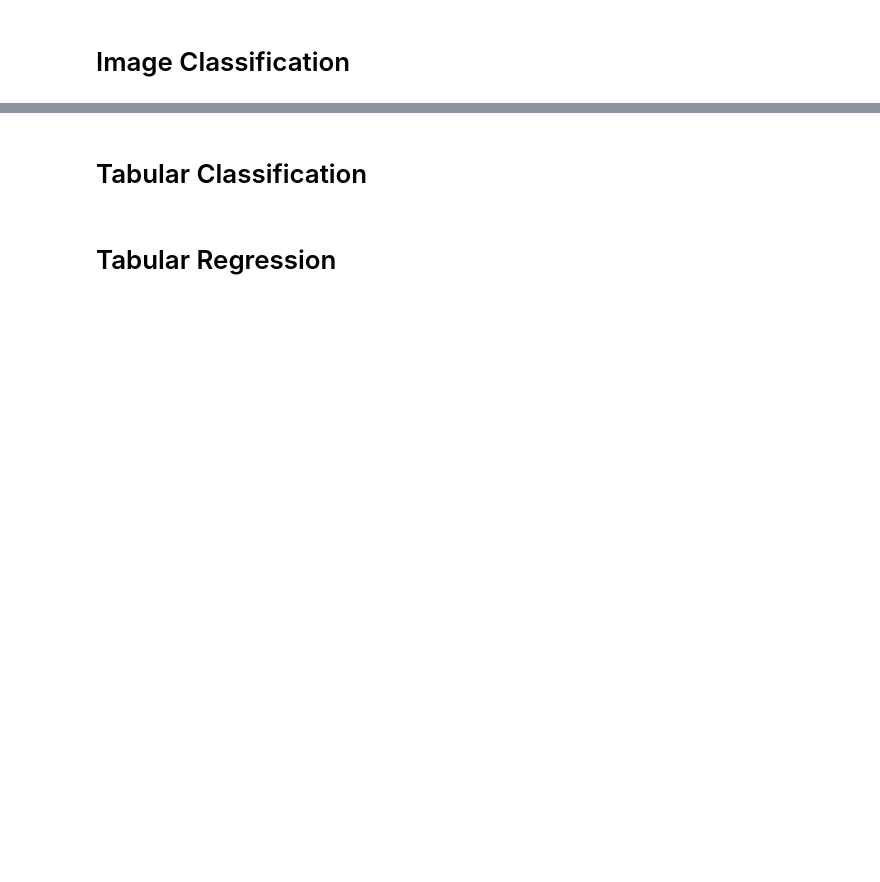
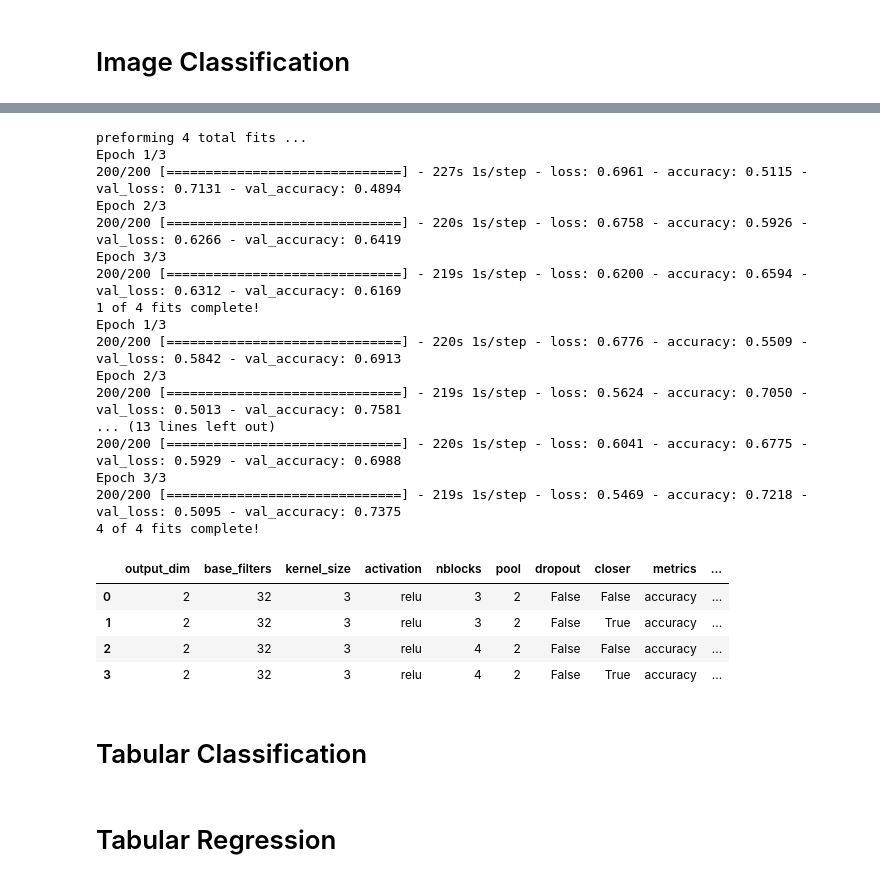
Before and after one commit to spe301/AI-generated-AI, a Jupyter notebook: AI_generated_AI.ipynb, the cells around one changed output, grey strips where cells are left out. Cells and saved outputs as stored; diff of their text form; code cells hidden in the pictures; blank space fills up the shorter version.

```diff
--- a/AI_generated_AI.ipynb
+++ b/AI_generated_AI.ipynb
@@ -86,0 +123,11 @@ TypeError: ignored
+# %%
+train_dir = r'dataset/training_set'
+test_dir = r'dataset/test_set'
+train_dogs = r'dataset/training_set/dogs'
+train_cats = r'dataset/training_set/cats'
+test_dogs = r'dataset/test_set/dogs'
+test_cats = r'dataset/test_set/cats'
+directories = [train_dir, test_dir, train_dogs, train_cats, test_dogs, test_cats]
+classes = ['cats', 'dogs']
+
+tri1, tei1, tray1, tey1 = dl.ModelReadyPixles(directories, classes)
@@ -87,3 +143,32 @@ TypeError: ignored
+# %%
+cnn_grid = {'output_dim': [tray1.shape[1]], 'base_filters':[32], 'kernel_size': [3], 'activation': ['relu'],
+            'nblocks': [3, 4], 'pool':[2], 'dropout': [False], 'closer': [False, True], 'optimizer': ['adam'],
+            'metrics': ['accuracy']}
+
+dl.CollectPerformance(cnn_grid, dl.CNN, tri1, tray1, epochs=3)
+# %% [output]
+preforming 4 total fits ...
+Epoch 1/3
+200/200 [==============================] - 227s 1s/step - loss: 0.6961 - accuracy: 0.5115 - val_loss: 0.7131 - val_accuracy: 0.4894
+Epoch 2/3
+200/200 [==============================] - 220s 1s/step - loss: 0.6758 - accuracy: 0.5926 - val_loss: 0.6266 - val_accuracy: 0.6419
+Epoch 3/3
+200/200 [==============================] - 219s 1s/step - loss: 0.6200 - accuracy: 0.6594 - val_loss: 0.6312 - val_accuracy: 0.6169
+1 of 4 fits complete!
+Epoch 1/3
+200/200 [==============================] - 220s 1s/step - loss: 0.6776 - accuracy: 0.5509 - val_loss: 0.5842 - val_accuracy: 0.6913
+Epoch 2/3
+200/200 [==============================] - 219s 1s/step - loss: 0.5624 - accuracy: 0.7050 - val_loss: 0.5013 - val_accuracy: 0.7581
+... (13 lines left out)
+200/200 [==============================] - 220s 1s/step - loss: 0.6041 - accuracy: 0.6775 - val_loss: 0.5929 - val_accuracy: 0.6988
+Epoch 3/3
+200/200 [==============================] - 219s 1s/step - loss: 0.5469 - accuracy: 0.7218 - val_loss: 0.5095 - val_accuracy: 0.7375
+4 of 4 fits complete!
+|  | output_dim | base_filters | kernel_size | activation | nblocks | pool | dropout | closer | metrics | ... |
+| 0 | 2 | 32 | 3 | relu | 3 | 2 | False | False | accuracy | ... |
+| 1 | 2 | 32 | 3 | relu | 3 | 2 | False | True | accuracy | ... |
+| 2 | 2 | 32 | 3 | relu | 4 | 2 | False | False | accuracy | ... |
+| 3 | 2 | 32 | 3 | relu | 4 | 2 | False | True | accuracy | ... |
 # %% [markdown]
 # Tabular Classification
 # %% [markdown]
```
Also changed, not shown: parts of 11 cells of this notebook.
